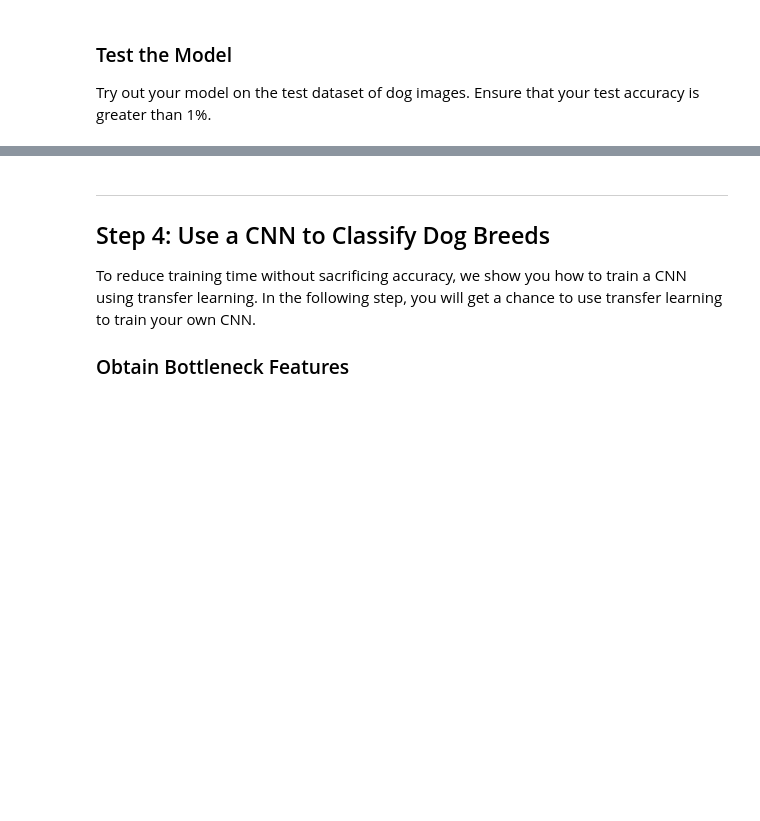
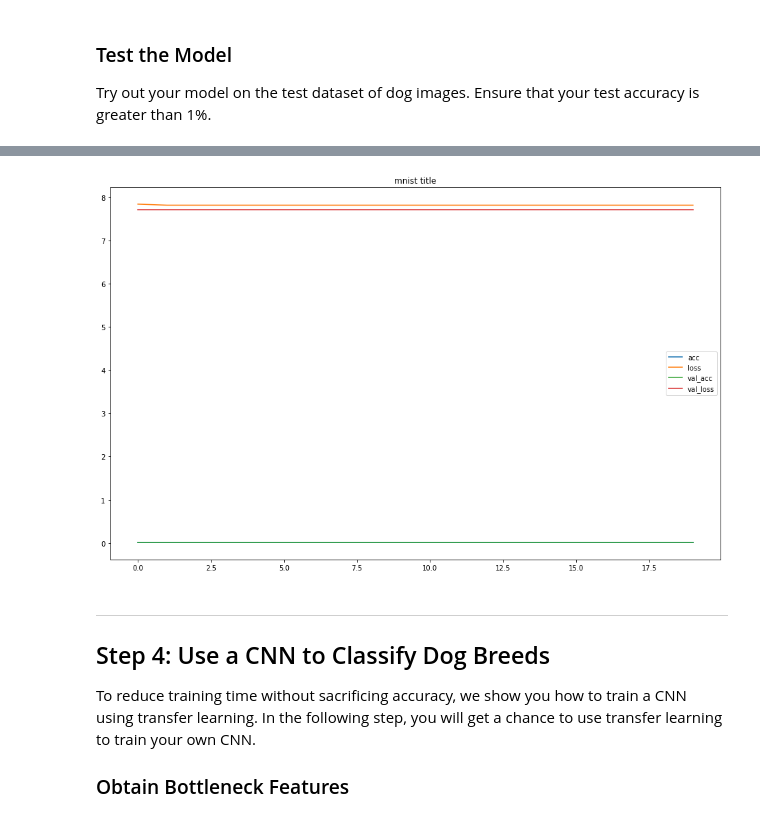
Before and after one commit to adamliuio/aind, a Jupyter notebook: term_2/P1-dog_project-Adam_liu/dog_app.ipynb, the cells around one changed output, grey strips where cells are left out. Cells and saved outputs as stored; diff of their text form; code cells hidden in the pictures; blank space fills up the shorter version.

```diff
--- a/term_2/P1-dog_project-Adam_liu/dog_app.ipynb
+++ b/term_2/P1-dog_project-Adam_liu/dog_app.ipynb
@@ -495,6 +464,7 @@ We rescale the images by dividing every pixel in every image by 255.
 # %%
 from PIL import ImageFile
 ImageFile.LOAD_TRUNCATED_IMAGES = True
+step_3_weights_path = base_folder + 'saved_models/weights.best.from_scratch.hdf5'
 
 # pre-process the data for Keras
 train_tensors = paths_to_tensor(train_files).astype('float32') / 255
@@ -527,12 +497,16 @@ model = Sequential()
 
 ### TODO: Define your architecture.
 model.add(Conv2D(filters=16, kernel_size=2, padding="same", input_shape=(224, 224, 3)))
+model.add(LeakyReLU(alpha=0.3))
 model.add(MaxPooling2D(pool_size=(2, 2)))
 model.add(Conv2D(filters=32, kernel_size=2, padding="same"))
+model.add(LeakyReLU(alpha=0.3))
 model.add(MaxPooling2D(pool_size=(2, 2)))
 model.add(Conv2D(filters=64, kernel_size=2, padding="same"))
+model.add(LeakyReLU(alpha=0.3))
 model.add(MaxPooling2D(pool_size=(2, 2)))
 model.add(GlobalAveragePooling2D())
+model.add(Flatten())
 model.add(Dense(units=133))
 
 model.summary()
@@ -565,21 +539,24 @@ Train your model in the code cell below.  Use model checkpointing to save the mo
 
 You are welcome to [augment the training data](https://blog.keras.io/building-powerful-image-classification-models-using-very-little-data.html), but this is not a requirement.
 # %%
-from keras.callbacks import ModelCheckpoint
+from keras.callbacks import ModelCheckpoint, EarlyStopping
 
 ### TODO: specify the number of epochs that you would like to use to train the model.
 
-epochs = 20
+if os.path.exists(step_3_weights_path) == False:
 
-### Do NOT modify the code below this line.
+    epochs = 20
 
-checkpointer = ModelCheckpoint(filepath='saved_models/weights.best.from_scratch.hdf5',
-                               verbose=2,
-                               save_best_only=True)
+    ### Do NOT modify the code below this line.
 
-hist = model.fit(train_tensors, train_targets,
-                 validation_data=(valid_tensors, valid_targets),
-                 epochs=epochs, batch_size=20, callbacks=[checkpointer], verbose=1)
+    checkpointer = ModelCheckpoint(filepath=step_3_weights_path,
+                                   verbose=2, save_best_only=True)
+    earlystop = EarlyStopping(monitor='val_loss', min_delta=0, patience=0, verbose=0, mode='auto')
+
+    hist = model.fit(train_tensors, train_targets,
+                     validation_data=(valid_tensors, valid_targets),
+                     epochs=epochs, batch_size=20,
+                     callbacks=[checkpointer, earlystop], verbose=1)
 # %% [output]
 Train on 6680 samples, validate on 835 samples
 Epoch 1/20
@@ -604,3 +599,20 @@ print('Test accuracy: %.4f%%' % test_accuracy)
+# %%
+import matplotlib.pyplot as plt
+%matplotlib inline
+
+def show_model_graph(hist):
+
+    plt.plot(hist["acc"], label="acc")
+    plt.plot(hist["loss"], label="loss")
+    plt.plot(hist["val_acc"], label="val_acc")
+    plt.plot(hist["val_loss"], label="val_loss")
+    plt.legend()
+    plt.title("mnist title")
+    plt.show()
+# %%
+show_model_graph(hist.history)
+# %% [output]
+[figure, added]
 # %% [markdown]
 ---
 <a id='step4'></a>
```
Also changed, not shown: parts of 40 cells of this notebook, 5 other files.
